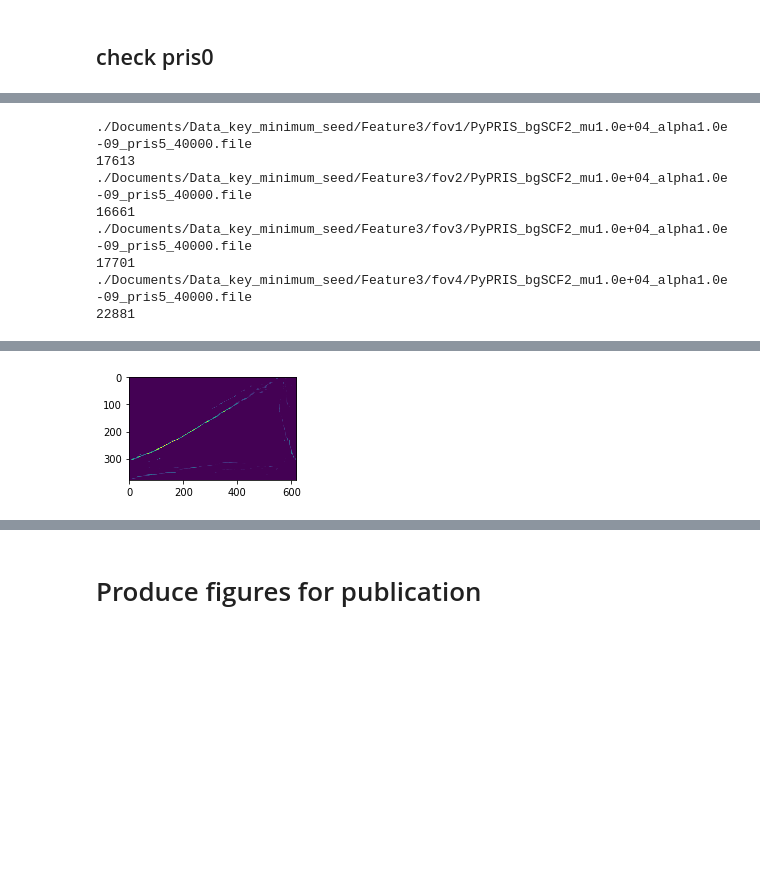
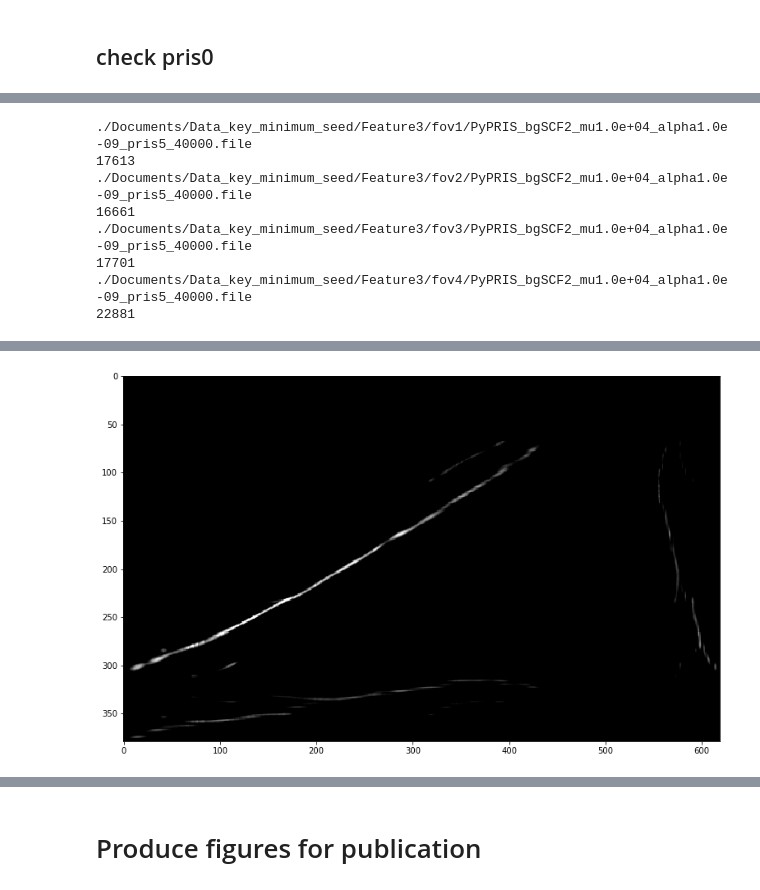
Before and after one commit to xiyuyi/PyPRIS, a Jupyter notebook: get_fig_for_pub_Feature3.ipynb, the cells around one changed output, grey strips where cells are left out. Cells and saved outputs as stored; diff of their text form; code cells hidden in the pictures; blank space fills up the shorter version.

Commit message:
finished producing Feature3 figure

```diff
--- a/get_fig_for_pub_Feature3.ipynb
+++ b/get_fig_for_pub_Feature3.ipynb
@@ -14,6 +14,10 @@ oys = [1369-41, 1392-41, 1412-41, 1432-41 ]
 x_boundaries = [[ np.inf, 1160],   [1161,   1149], [1150, 1137.5], [1137.5+1, -np.inf]]
 y_boundaries = [[-np.inf, 1380.5+1], [1380.5, 1402+1],  [1402, 1422+1],   [1422,    np.inf]]
 
+x_boundaries = [[ np.inf, 1160],   [1161,   1149], [1150, 1123], [0, 0]]
+y_boundaries = [[-np.inf, 1380.5+1], [1380.5, 1402+1],  [1402, 1428],   [0,0]]
+
+
 #x_boundaries = [[ np.inf, -np.inf], [ np.inf, -np.inf],[ np.inf, -np.inf],[ np.inf, -np.inf]]
 #y_boundaries = [[-np.inf,  np.inf], [-np.inf,  np.inf], [-np.inf,  np.inf], [-np.inf,  np.inf]]
 # %%
@@ -492,11 +496,11 @@ plt.savefig(
     '../PyPRIS_pris5.png',
     dpi=300, figsize=(100, 80))
 
-plt.figure(figsize=(3,3))
-plt.imshow(cat,vmin=0,vmax=0.001)
+plt.figure(figsize=(13,13))
+plt.imshow(cat,vmin=0,vmax=0.001,cmap='gray')
 plt.savefig(
     '../PyPRIS_pris5_sat.png',
-    dpi=300, figsize=(100, 80))
+    dpi=300, figsize=(100, 80),cmap='gray')
 # %% [output]
 ./Documents/Data_key_minimum_seed/Feature3/fov1/PyPRIS_bgSCF2_mu1.0e+04_alpha1.0e-09_pris5_40000.file
 17613
@@ -512,6 +516,6 @@ plt.savefig(
 [figure]
 [figure]
-[figure, old version]
+[figure, new version]
 # %%
 
 lb_all = LinBreg('All')
```
Also changed, not shown: parts of 25 cells of this notebook, 2 other files.
